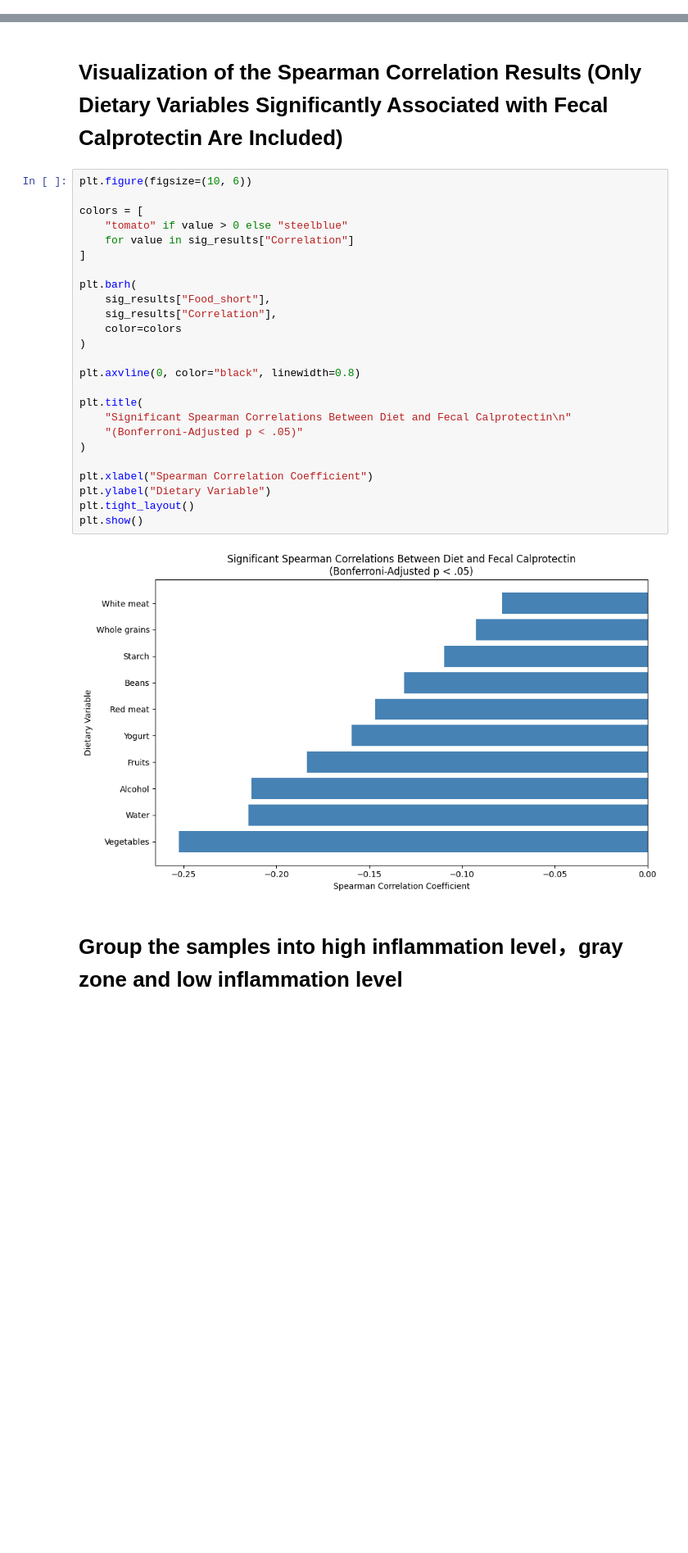
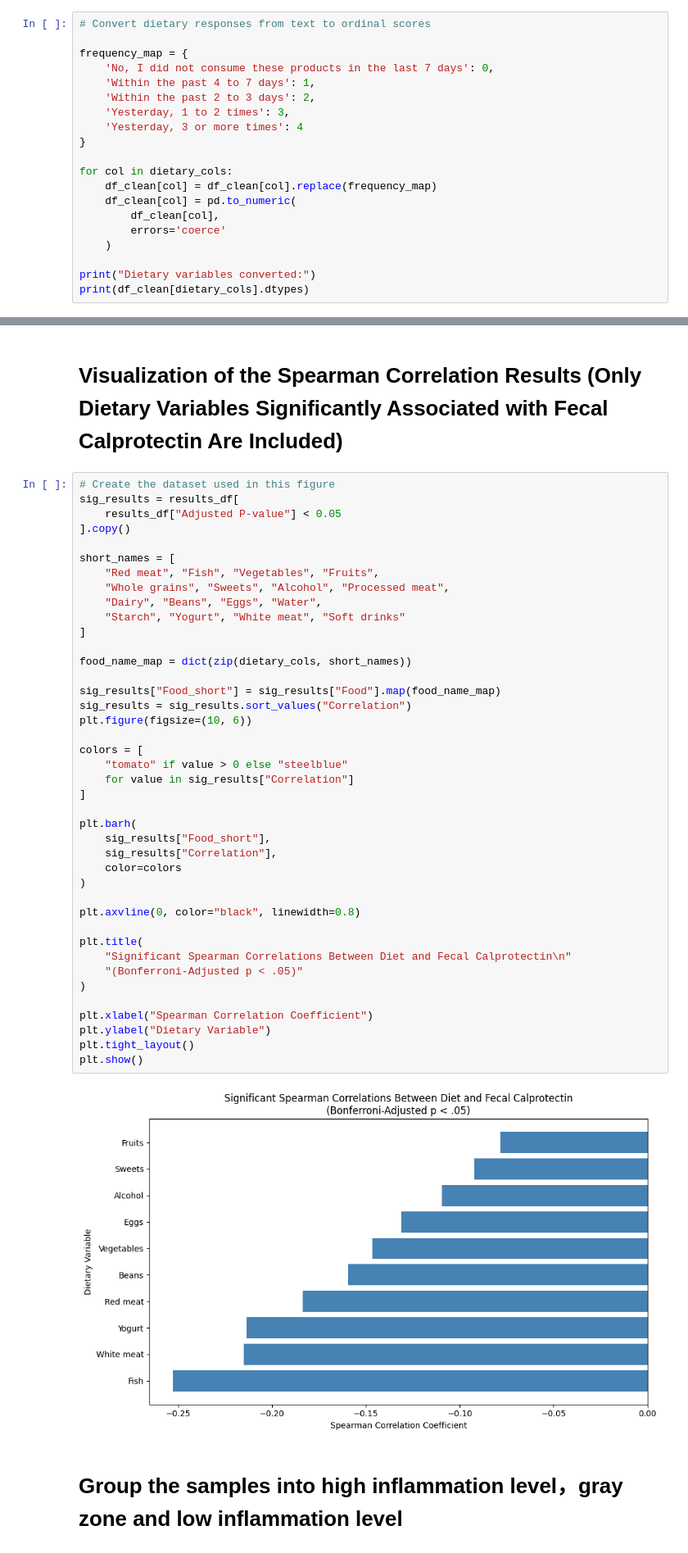
Before and after one commit to NooraZhang/IBD-diet-and-inflammation-analysis, a Jupyter notebook: IBDMDB_analysis.ipynb, the cells around one changed output, grey strips where cells are left out. Shown at 82% size. Saved outputs shown, nothing was run; the diff lists cells and outputs as text; blank space fills up the shorter version.

```diff
--- a/IBDMDB_analysis.ipynb
+++ b/IBDMDB_analysis.ipynb
@@ -197,3 +198,23 @@ CD        858
 UC        468
 nonIBD    413
 Name: count, dtype: int64
+# %%
+# Convert dietary responses from text to ordinal scores
+
+frequency_map = {
+    'No, I did not consume these products in the last 7 days': 0,
+    'Within the past 4 to 7 days': 1,
+    'Within the past 2 to 3 days': 2,
+    'Yesterday, 1 to 2 times': 3,
+    'Yesterday, 3 or more times': 4
+}
+
+for col in dietary_cols:
+    df_clean[col] = df_clean[col].replace(frequency_map)
+    df_clean[col] = pd.to_numeric(
+        df_clean[col],
+        errors='coerce'
+    )
+
+print("Dietary variables converted:")
+print(df_clean[dietary_cols].dtypes)
@@ -324,32 +364,48 @@ Number of tests: 16
 # %% [markdown]
 # Visualization of the Spearman Correlation Results (Only Dietary Variables Significantly Associated with Fecal Calprotectin Are Included)
 # %%
+# Create the dataset used in this figure
+sig_results = results_df[
+    results_df["Adjusted P-value"] < 0.05
+].copy()
+
+short_names = [
+    "Red meat", "Fish", "Vegetables", "Fruits",
+    "Whole grains", "Sweets", "Alcohol", "Processed meat",
+    "Dairy", "Beans", "Eggs", "Water",
+    "Starch", "Yogurt", "White meat", "Soft drinks"
+]
+
+food_name_map = dict(zip(dietary_cols, short_names))
+
+sig_results["Food_short"] = sig_results["Food"].map(food_name_map)
+sig_results = sig_results.sort_values("Correlation")
 plt.figure(figsize=(10, 6))
 
 colors = [
     "tomato" if value > 0 else "steelblue"
     for value in sig_results["Correlation"]
 ]
 
 plt.barh(
     sig_results["Food_short"],
     sig_results["Correlation"],
     color=colors
 )
 
 plt.axvline(0, color="black", linewidth=0.8)
 
 plt.title(
     "Significant Spearman Correlations Between Diet and Fecal Calprotectin\n"
     "(Bonferroni-Adjusted p < .05)"
 )
 
 plt.xlabel("Spearman Correlation Coefficient")
 plt.ylabel("Dietary Variable")
 plt.tight_layout()
 plt.show()
 # %% [output]
-[figure, old version]
+[figure, new version]
 # %% [markdown]
 # Group the samples into high inflammation level，gray zone and low inflammation level
 # %% [markdown]
```
Also changed, not shown: parts of 5 cells of this notebook.
